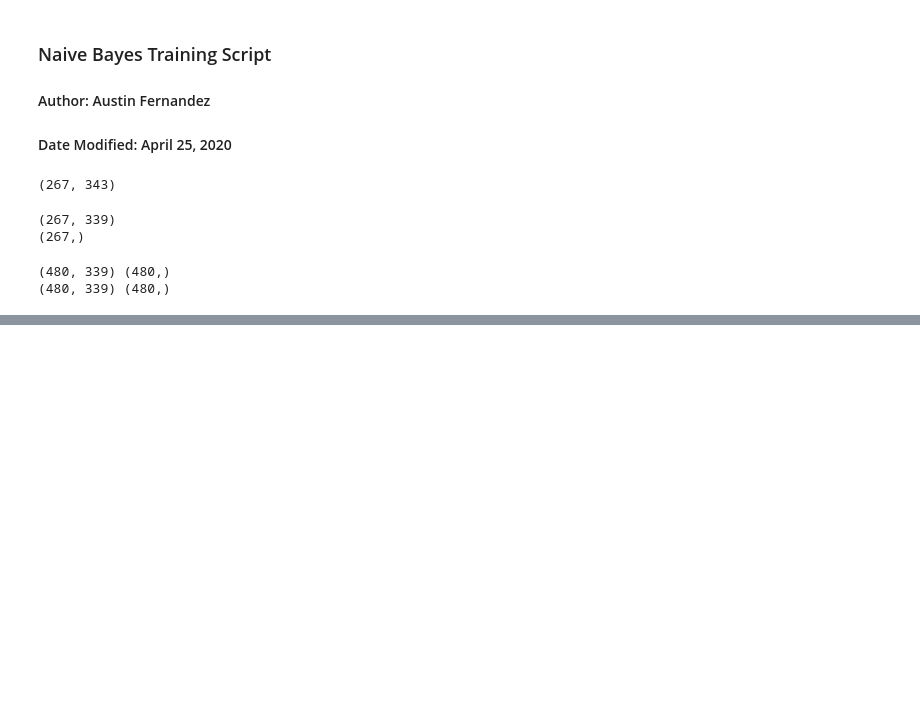
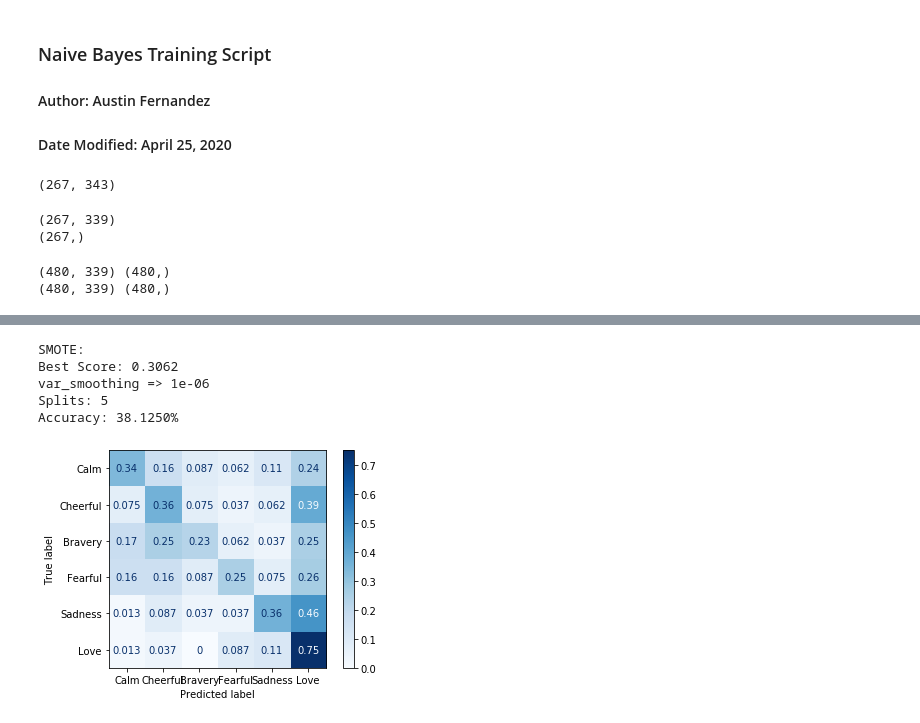
Before and after one commit to gracielnunciob/XLB48, a Jupyter notebook: Notebooks/Training/Naive Bayes Hyperparameter Search.ipynb, the cells around one changed output, grey strips where cells are left out. Drawn from its saved outputs; the diff is of its cells as text; code cells hidden in the pictures; blank space fills up the shorter version.

```diff
--- a/Notebooks/Training/Naive Bayes Hyperparameter Search.ipynb
+++ b/Notebooks/Training/Naive Bayes Hyperparameter Search.ipynb
@@ -303,0 +134,9 @@ Accuracy: 36.2500%
+# %%
+print_res("SMOTE",x_smote,y_smote,grid_search_gaussian)
+# %% [output]
+SMOTE:
+Best Score: 0.3062
+var_smoothing => 1e-06
+Splits: 5
+Accuracy: 38.1250%
+[figure, added]
```
Also changed, not shown: parts of 47 cells of this notebook, 1 other file.
